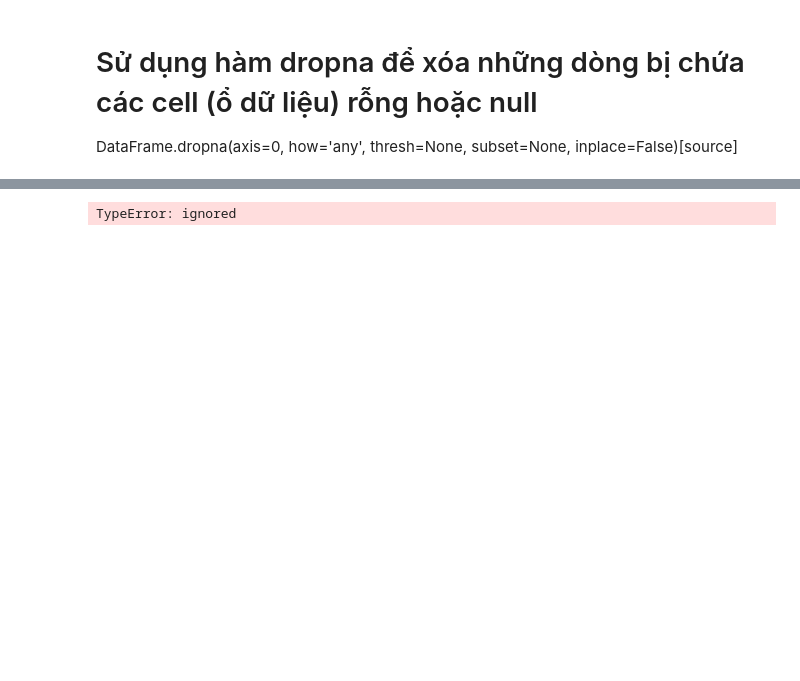
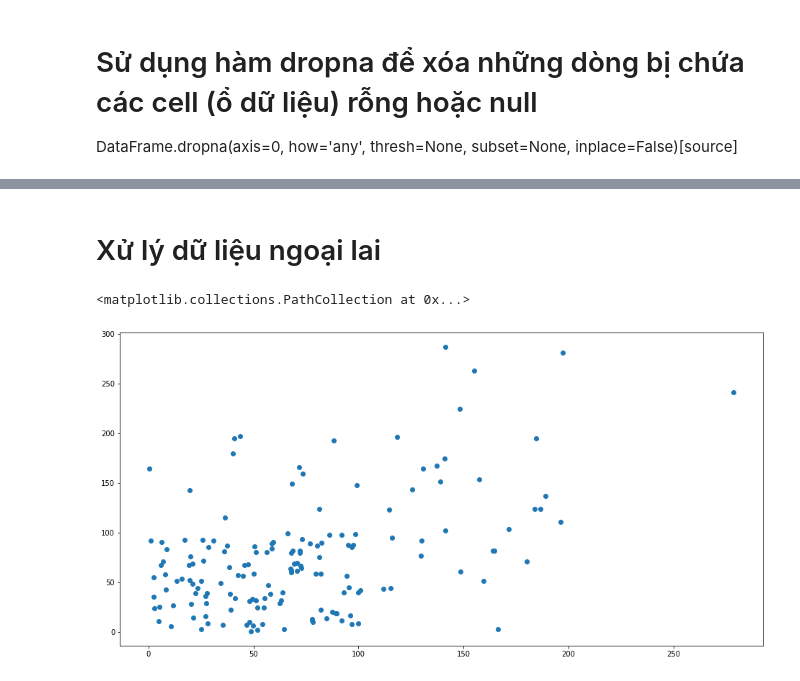
Before and after one commit to hainmit09/DataAnalysis, a Jupyter notebook: Bài_4_Làm_sạch_dữ_liệu.ipynb, the cells around one changed output, grey strips where cells are left out. Saved outputs shown, nothing was run; the diff lists cells and outputs as text; code cells hidden in the pictures; blank space fills up the shorter version.

```diff
--- a/Bài_4_Làm_sạch_dữ_liệu.ipynb
+++ b/Bài_4_Làm_sạch_dữ_liệu.ipynb
@@ -185,4 +164,4 @@ df.head()
+# %% [markdown]
+# Xử lý dữ liệu ngoại lai
 # %%
-df['total'] = df['Quantity'] * df['UnitPrice']
+clean_df['total'] = clean_df['Quantity'] * clean_df['UnitPrice']
-# %% [output]
-TypeError: ignored
@@ -188,0 +172,8 @@ TypeError: ignored
+# %%
+df_4 = pd.read_csv("https://raw.githubusercontent.com/hainmit09/DataAnalysis/main/investment.csv")
+# %%
+plt.figure(figsize=(16,8))
+plt.scatter(x=df_4['Tiền đầu tư'], y=df_4['Lợi nhuận'])
+# %% [output]
+<matplotlib.collections.PathCollection at 0x...>
+[figure, added]
```
Also changed, not shown: parts of 44 cells of this notebook.
